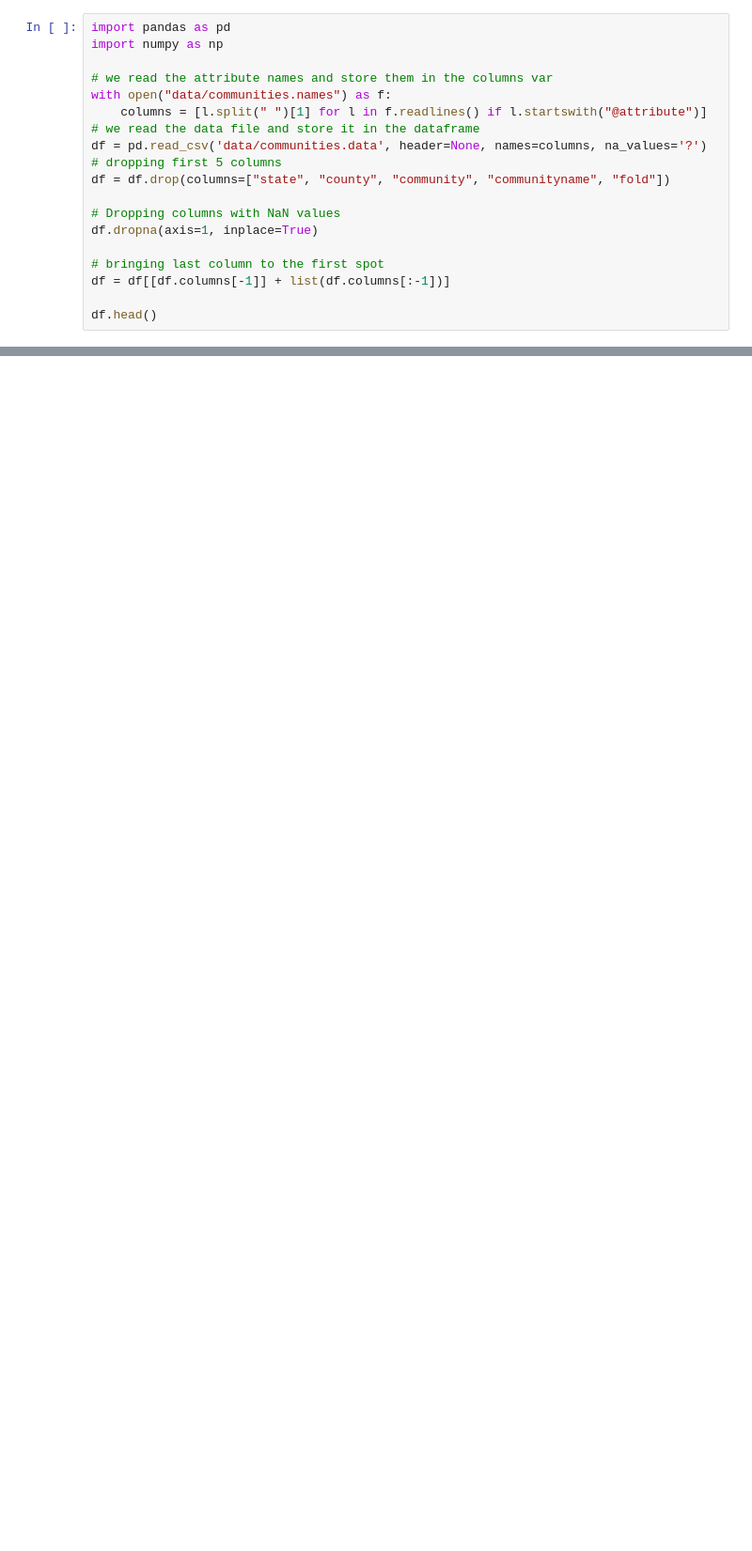
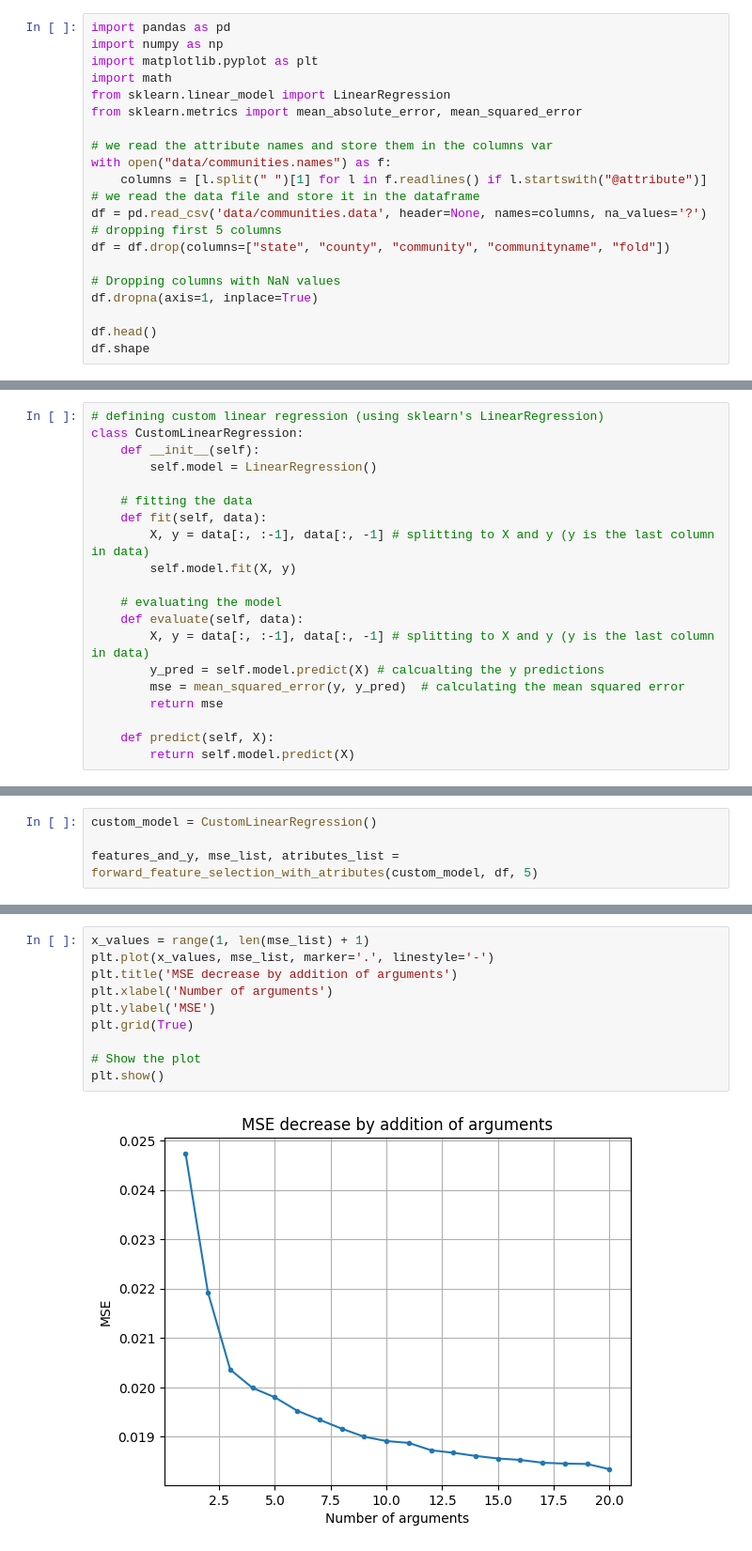
Before and after one commit to kikiMarsovec/SU-vaje, a Jupyter notebook: v2/v2.ipynb, the cells around one changed output, grey strips where cells are left out. Shown at 94% size. Saved outputs shown, nothing was run; the diff lists cells and outputs as text; blank space fills up the shorter version.

```diff
--- a/v2/v2.ipynb
+++ b/v2/v2.ipynb
@@ -1,6 +1,10 @@
 # %%
 import pandas as pd
 import numpy as np
+import matplotlib.pyplot as plt
+import math
+from sklearn.linear_model import LinearRegression
+from sklearn.metrics import mean_absolute_error, mean_squared_error
 
 # we read the attribute names and store them in the columns var
 with open("data/communities.names") as f:
@@ -13,8 +17,6 @@ df = df.drop(columns=["state", "county", "community", "communityname", "fold"])
 # Dropping columns with NaN values
 df.dropna(axis=1, inplace=True)
 
-# bringing last column to the first spot
-df = df[[df.columns[-1]] + list(df.columns[:-1])]
-
 df.head()
+df.shape
 # %% [output]
@@ -29,0 +54,20 @@ df.head()
+# %%
+# defining custom linear regression (using sklearn's LinearRegression)
+class CustomLinearRegression:
+    def __init__(self):
+        self.model = LinearRegression()
+
+    # fitting the data
+    def fit(self, data):
+        X, y = data[:, :-1], data[:, -1] # splitting to X and y (y is the last column in data)
+        self.model.fit(X, y)
+
+    # evaluating the model
+    def evaluate(self, data):
+        X, y = data[:, :-1], data[:, -1] # splitting to X and y (y is the last column in data)
+        y_pred = self.model.predict(X) # calcualting the y predictions
+        mse = mean_squared_error(y, y_pred)  # calculating the mean squared error
+        return mse
+
+    def predict(self, X):
+        return self.model.predict(X)
@@ -29,0 +128,4 @@ df.head()
+# %%
+custom_model = CustomLinearRegression()
+
+features_and_y, mse_list, atributes_list = forward_feature_selection_with_atributes(custom_model, df, 5)
@@ -29,0 +155,12 @@ df.head()
+# %%
+x_values = range(1, len(mse_list) + 1)
+plt.plot(x_values, mse_list, marker='.', linestyle='-')
+plt.title('MSE decrease by addition of arguments')
+plt.xlabel('Number of arguments')
+plt.ylabel('MSE')
+plt.grid(True)
+
+# Show the plot
+plt.show()
+# %% [output]
+[figure, added]
```
Also changed, not shown: parts of 6 cells of this notebook.
